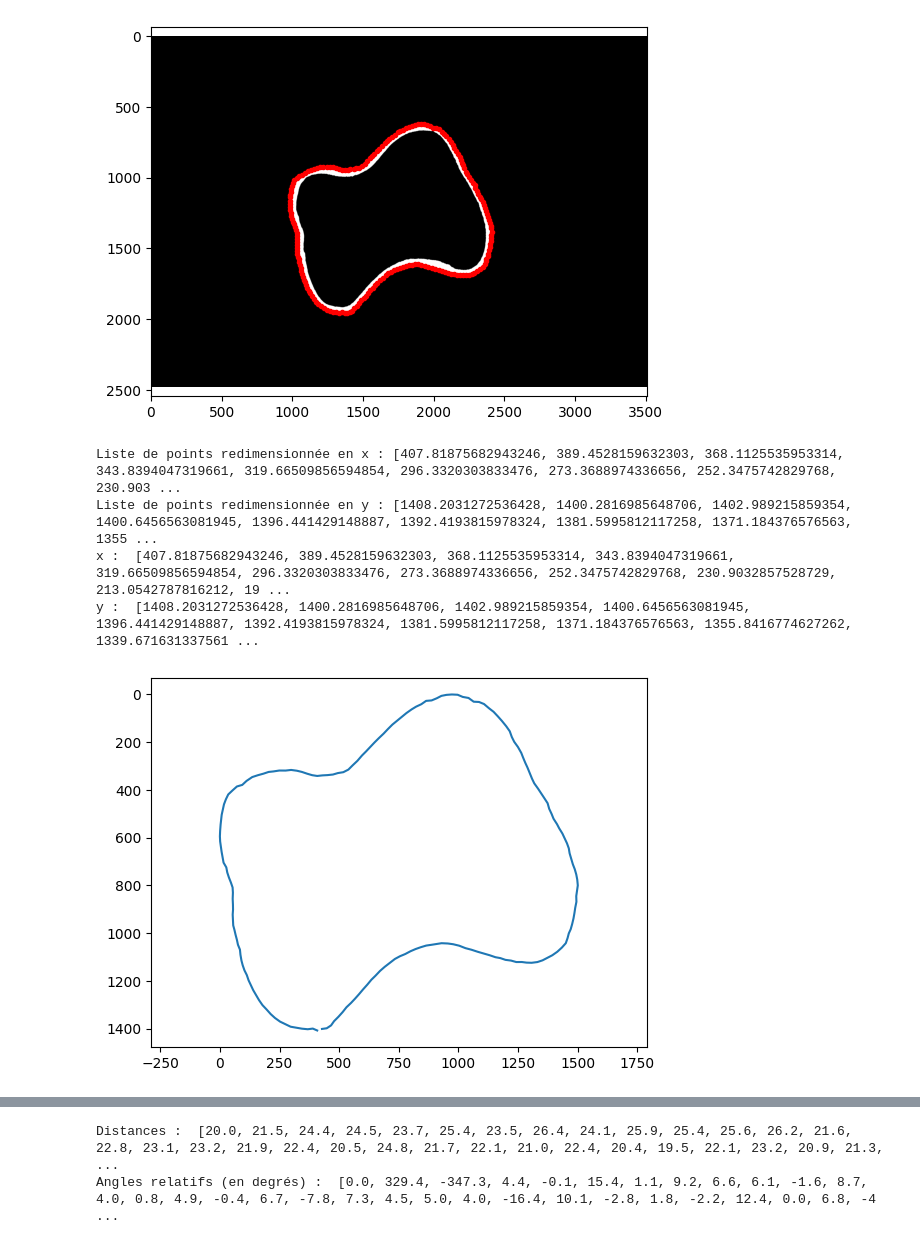
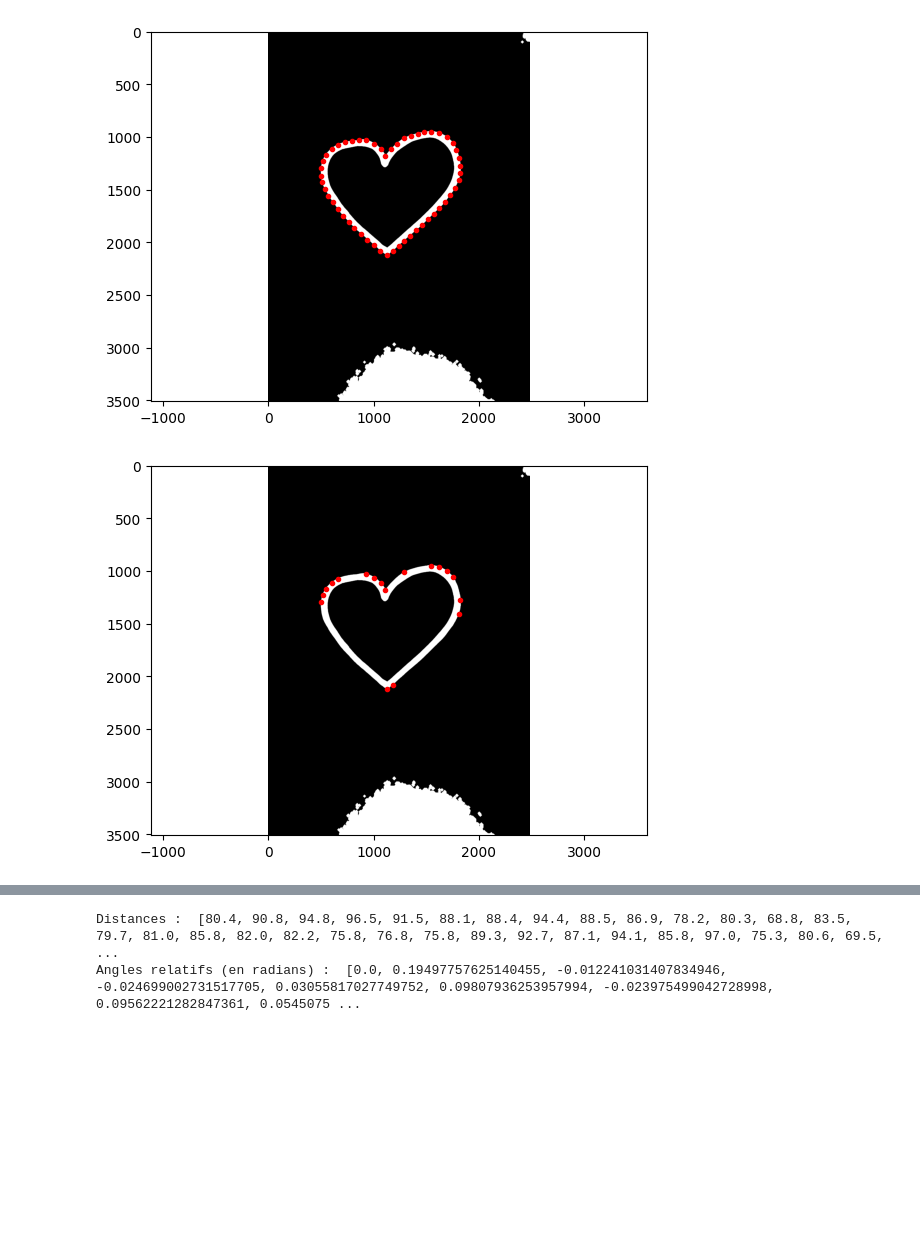
Before and after one commit to AmauryCHRONO/Projet-Transversal, a Jupyter notebook: Image_Analysis/Analysis/main.ipynb, the cells around one changed output, grey strips where cells are left out. Saved outputs shown, nothing was run; the diff lists cells and outputs as text; code cells hidden in the pictures; blank space fills up the shorter version.

```diff
--- a/Image_Analysis/Analysis/main.ipynb
+++ b/Image_Analysis/Analysis/main.ipynb
@@ -180,7 +125,7 @@ print(f"coin 3 : {tuple(bottom_left[0])}")
 print(f"coin 4 : {tuple(bottom_right[0])}")
 
 # Appliquer la marge alpha aux coins
-alpha = -20
+alpha = -15
 top_left += alpha * np.array([-1, -1])
 top_right += alpha * np.array([1, -1])
 bottom_left += alpha * np.array([-1, 1])
@@ -244,13 +188,13 @@ plt.show()
 # %%
 # Binariser l'image
-_, thresh = cv2.threshold(warped, 170, 255, cv2.THRESH_BINARY)
+_, thresh = cv2.threshold(warped, 163, 255, cv2.THRESH_BINARY)
 
 plt.imshow(thresh,'gray')
 plt.axis('off')
 plt.show()
 
 S = cv2.getStructuringElement(cv2.MORPH_ELLIPSE,(3,3))
-thresh = cv2.dilate(thresh, S, iterations = 2)
+thresh = cv2.dilate(thresh, S, iterations = 3)
 
 S = cv2.getStructuringElement(cv2.MORPH_ELLIPSE,(3,3))
 thresh = cv2.erode(thresh, S, iterations = 15)
@@ -296,7 +240,37 @@ def distance_point_segment(point, start, end):
             dist_end = np.linalg.norm(point - end)
             return min(dist_start, dist_end)
 
-def get_trace(image, nb_points=500):
+def remove_points(x, y, epsilon):
+    # créer une liste pour les indices des points à garder
+    indices = [0]
+    n = len(x)
+
+    # boucler sur les points
+    for i in range(1, n-1):
+        # calculer les vecteurs des deux droites formées par les points consécutifs
+        vector1 = (x[i] - x[i-1], y[i] - y[i-1])
+        vector2 = (x[i+1] - x[i], y[i+1] - y[i])
+
+        # calculer les angles entre les deux vecteurs
+        angle = math.acos((vector1[0]*vector2[0] + vector1[1]*vector2[1]) /
+                          (math.sqrt(vector1[0]**2 + vector1[1]**2) *
+                           math.sqrt(vector2[0]**2 + vector2[1]**2)))
+
+        # ajouter l'indice du point i+1 si l'angle est supérieur à l'epsilon
+
+        if angle > epsilon:
+            indices.append(i)
+
+    # ajouter le dernier point à la liste d'indices
+    indices.append(n-1)
+
+    # créer les nouvelles listes x et y avec les points sélectionnés
+    x_new = [x[i] for i in indices]
+    y_new = [y[i] for i in indices]
+
+    return x_new, y_new
+
+def get_trace(image):
     # Trouver le contour le plus long de l'image
     contours = find_contours(image, 0.5, fully_connected='low')
     contour = max(contours, key=len)
@@ -317,6 +291,10 @@ def get_trace(image, nb_points=500):
     contour_simplified = rdp(contour_smoothed, 0.5)
     nb_contour_points = len(contour_simplified)
 
+    # Calculer le nombre de points en fonction de la longueur du contour
+    nb_points = int(np.ceil(len(contour) / 101))
+
+
     # Calculer l'incrément pour sélectionner un nombre donné de points
     step = nb_contour_points / nb_points
 
@@ -334,42 +312,45 @@ def get_trace(image, nb_points=500):
 
     # Afficher les points sur l'image tresh
     plt.imshow(thresh, cmap='gray')
-    plt.plot(x, y, 'r.')
+    plt.plot(x, y, 'r.',linewidth = 0.001)
     plt.axis('equal')
     plt.show()
 
     return x, y
 
 
 # Extraire les listes x et y représentant le traçé de l'image
-x, y = get_trace(thresh, nb_points=200)
+x, y = get_trace(thresh)
+x, y = remove_points(x, y, 0.2)
+
+# Afficher les points sur l'image tresh
+plt.imshow(thresh, cmap='gray')
+plt.plot(x, y, 'r.',linewidth = 0.001)
+plt.axis('equal')
+plt.show()
 
 min_x = min(x)
 min_y = min(y)
 
 # Calcul du facteur de redimensionnement
 factor = max(max(x) - min_x, max(y) - min_y) / 1500
 
 # Redimensionnement des listes de points
 x = [(x[i] - min_x) / factor for i in range(len(x))]
 y = [(y[i] - min_y) / factor for i in range(len(y))]
 
-print("Liste de points redimensionnée en x :", x)
-print("Liste de points redimensionnée en y :", y)
+x.append(x[0])
+y.append(y[0])
 
 # Afficher les résultats
-print("x : ", x)
-print("y : ", y)
+#print("x : ", x)
+#print("y : ", y)
 
 # Afficher les résultats
 plt.plot(x, y)
 plt.ylim(max(y), min(y)) # inverse les limites de l'axe y
 plt.axis('equal')
 plt.show()
 # %% [output]
-[figure, old version]
+[figure, new version]
-Liste de points redimensionnée en x : [407.81875682943246, 389.4528159632303, 368.1125535953314, 343.8394047319661, 319.66509856594854, 296.3320303833476, 273.3688974336656, 252.3475742829768, 230.903 ...
-Liste de points redimensionnée en y : [1408.2031272536428, 1400.2816985648706, 1402.989215859354, 1400.6456563081945, 1396.441429148887, 1392.4193815978324, 1381.5995812117258, 1371.184376576563, 1355 ...
-x :  [407.81875682943246, 389.4528159632303, 368.1125535953314, 343.8394047319661, 319.66509856594854, 296.3320303833476, 273.3688974336656, 252.3475742829768, 230.9032857528729, 213.0542787816212, 19 ...
-y :  [1408.2031272536428, 1400.2816985648706, 1402.989215859354, 1400.6456563081945, 1396.441429148887, 1392.4193815978324, 1381.5995812117258, 1371.184376576563, 1355.8416774627262, 1339.671631337561 ...
-[figure, old version]
+[figure, new version]
@@ -411,12 +393,12 @@ thetas_arrondi = [round(x, 1) for x in thetas_rel_deg]
 # Afficher les résultats
 print("Distances : ", delta_arrondi)
 #print("Angles absolus (en radians) : ", thetas_abs)
-#print("Angles relatifs (en radians) : ", thetas_rel)
+print("Angles relatifs (en radians) : ", thetas_rel)
 #print("Angles absolus (en degrés) : ", thetas_abs_deg)
-print("Angles relatifs (en degrés) : ", thetas_arrondi)
+#print("Angles relatifs (en degrés) : ", thetas_arrondi)
 # %% [output]
-Distances :  [20.0, 21.5, 24.4, 24.5, 23.7, 25.4, 23.5, 26.4, 24.1, 25.9, 25.4, 25.6, 26.2, 21.6, 22.8, 23.1, 23.2, 21.9, 22.4, 20.5, 24.8, 21.7, 22.1, 21.0, 22.4, 20.4, 19.5, 22.1, 23.2, 20.9, 21.3,  ...
-Angles relatifs (en degrés) :  [0.0, 329.4, -347.3, 4.4, -0.1, 15.4, 1.1, 9.2, 6.6, 6.1, -1.6, 8.7, 4.0, 0.8, 4.9, -0.4, 6.7, -7.8, 7.3, 4.5, 5.0, 4.0, -16.4, 10.1, -2.8, 1.8, -2.2, 12.4, 0.0, 6.8, -4 ...
+Distances :  [80.4, 90.8, 94.8, 96.5, 91.5, 88.1, 88.4, 94.4, 88.5, 86.9, 78.2, 80.3, 68.8, 83.5, 79.7, 81.0, 85.8, 82.0, 82.2, 75.8, 76.8, 75.8, 89.3, 92.7, 87.1, 94.1, 85.8, 97.0, 75.3, 80.6, 69.5,  ...
+Angles relatifs (en radians) :  [0.0, 0.19497757625140455, -0.012241031407834946, -0.024699002731517705, 0.03055817027749752, 0.09807936253957994, -0.023975499042728998, 0.09562221282847361, 0.0545075 ...
 # %%
 # Création de la liste de points
 Points = []
```
Also changed, not shown: parts of 10 cells of this notebook, 19 other files.
